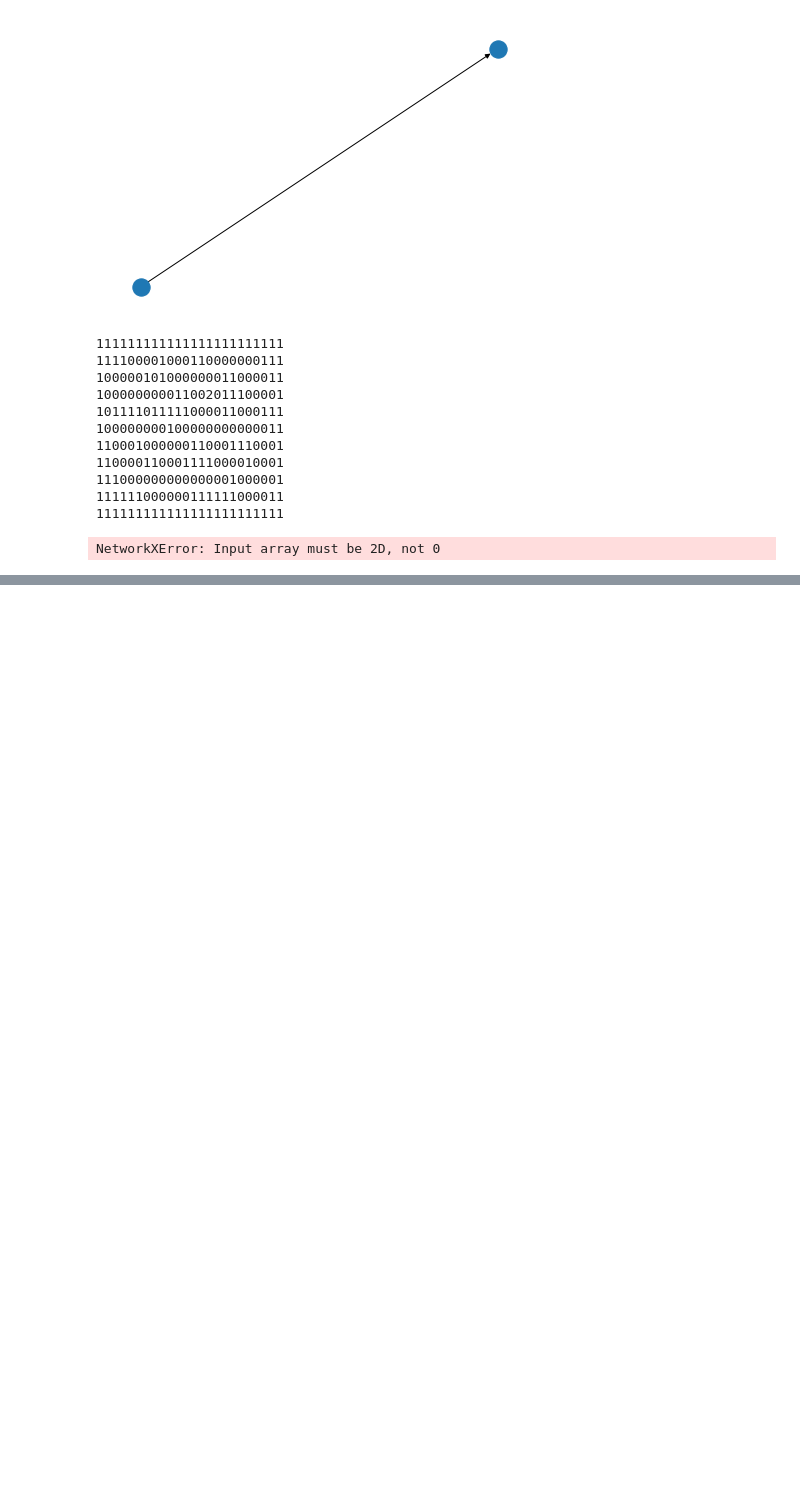
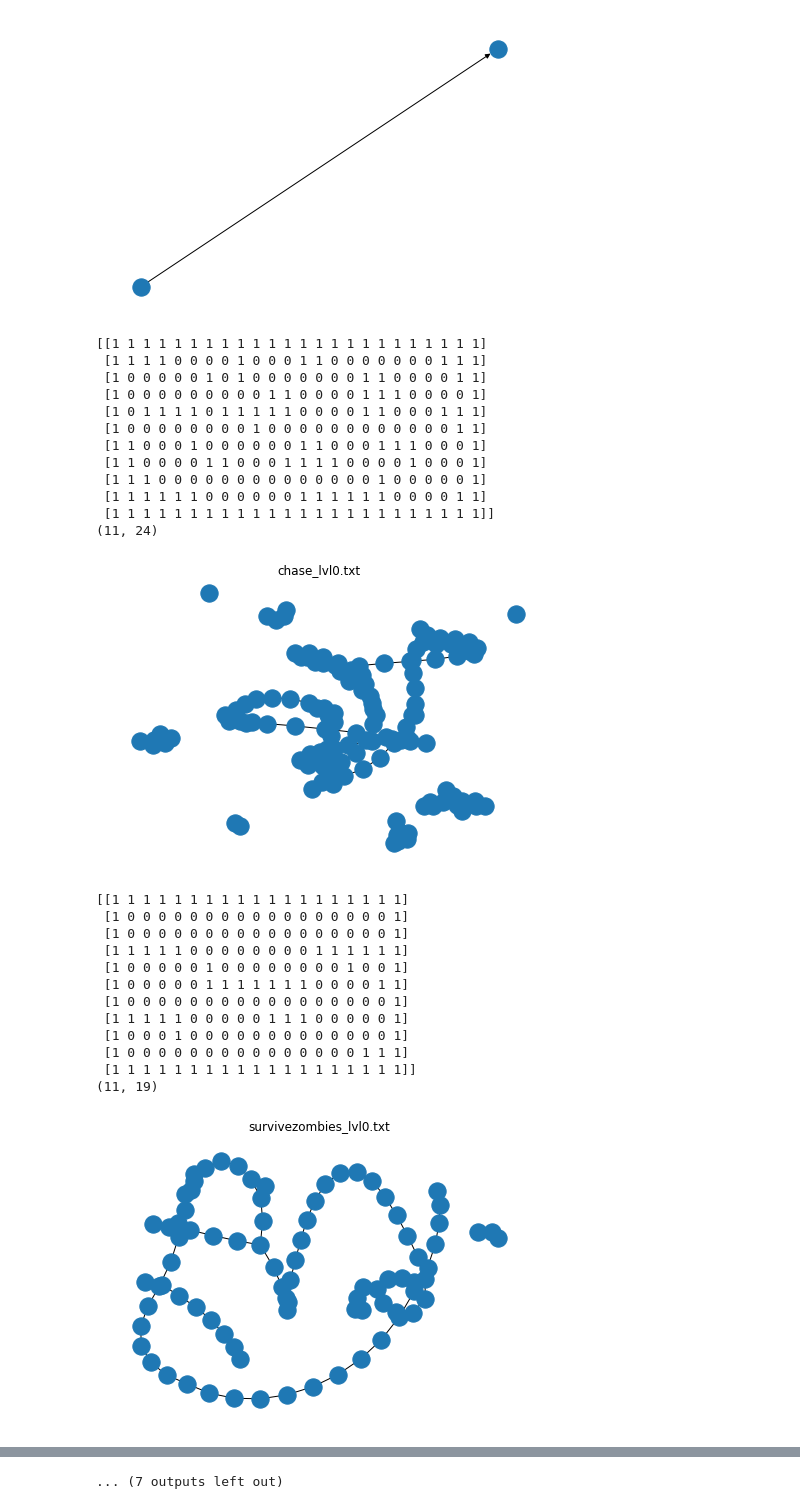
Before and after one commit to pe-hy/py-vgdl, a Jupyter notebook: VGDL test.ipynb, the cells around one changed output, grey strips where cells are left out. Cells and saved outputs as stored; diff of their text form; code cells hidden in the pictures; blank space fills up the shorter version.

Commit message:
layout to graph should work now

```diff
--- a/VGDL test.ipynb
+++ b/VGDL test.ipynb
@@ -281,36 +281,67 @@ def check_eff(actor_stype, stype, call_fn):
 # %%
 import glob
 import os
 import re
 import numpy as np
+import matplotlib.pyplot as plt
+from itertools import product
+import networkx as nx
+import io
 import ast
-import networkx as nx
 def create_matrix_from_layout(folder):
     files = glob.glob(folder)
-    file_set = {}
+    graph_set = {}
     for f in files:
         fname = os.path.basename(f)
         with open(f, "r") as tmp:
             tmp_data = tmp.read()
         tmp_data = re.sub(r"[^wA\n]", r"0", tmp_data)
-        tmp_data = tmp_data.replace("w", "1").replace("A", "2")
-        arr = np.array(tmp_data)
-        #print(arr.ndim)
+        tmp_data = tmp_data.replace("w", "1").replace("A", "0")
+        tmp_data = re.sub(r'([A-Za-z0-9])', r"\1,", tmp_data)
+        tmp = tmp_data.split()
+        tmp = [x[:-1] for x in tmp]
+        tmp = [item + ':' for item in tmp]
+        tmp = [line.split(':') for line in tmp]
+        tmp = [i[:1] for i in tmp]
+        tmp = [elem.split(',') for e in tmp for elem in e]
+        tmp = [[int(num) for num in e[:]] for e in tmp]
+        arr = np.array(tmp)
         print(arr)
-        #G = nx.from_numpy_matrix(arr)
-        #print(G)
+        print(arr.shape)
+        coor = np.array(list(product(*map(range, arr.shape))))
+        G = nx.grid_2d_graph(*arr.shape)
+        G.remove_nodes_from(map(tuple, coor[arr.flatten() == 0]))
+        graph_set[fname] = G
+        nx.draw(G)
+        plt.title(fname)
+        plt.show()
+    return graph_set
 
 create_matrix_from_layout("/home/irafm/hyner/vgdl_2_0/py-vgdl/vgdl/layouts/*.txt")
 # %% [output]
-111111111111111111111111
-111100001000110000000111
-100000101000000011000011
-100000000011002011100001
-101111011111000011000111
-100000000100000000000011
-110001000000110001110001
-110000110001111000010001
-111000000000000001000001
-111111000000111111000011
-111111111111111111111111
+[[1 1 1 1 1 1 1 1 1 1 1 1 1 1 1 1 1 1 1 1 1 1 1 1]
+ [1 1 1 1 0 0 0 0 1 0 0 0 1 1 0 0 0 0 0 0 0 1 1 1]
+ [1 0 0 0 0 0 1 0 1 0 0 0 0 0 0 0 1 1 0 0 0 0 1 1]
+ [1 0 0 0 0 0 0 0 0 0 1 1 0 0 0 0 1 1 1 0 0 0 0 1]
+ [1 0 1 1 1 1 0 1 1 1 1 1 0 0 0 0 1 1 0 0 0 1 1 1]
+ [1 0 0 0 0 0 0 0 0 1 0 0 0 0 0 0 0 0 0 0 0 0 1 1]
+ [1 1 0 0 0 1 0 0 0 0 0 0 1 1 0 0 0 1 1 1 0 0 0 1]
+ [1 1 0 0 0 0 1 1 0 0 0 1 1 1 1 0 0 0 0 1 0 0 0 1]
+ [1 1 1 0 0 0 0 0 0 0 0 0 0 0 0 0 0 1 0 0 0 0 0 1]
+ [1 1 1 1 1 1 0 0 0 0 0 0 1 1 1 1 1 1 0 0 0 0 1 1]
+ [1 1 1 1 1 1 1 1 1 1 1 1 1 1 1 1 1 1 1 1 1 1 1 1]]
+(11, 24)
+[figure, added]
-NetworkXError: Input array must be 2D, not 0
+[[1 1 1 1 1 1 1 1 1 1 1 1 1 1 1 1 1 1 1]
+ [1 0 0 0 0 0 0 0 0 0 0 0 0 0 0 0 0 0 1]
+ [1 0 0 0 0 0 0 0 0 0 0 0 0 0 0 0 0 0 1]
+ [1 1 1 1 1 0 0 0 0 0 0 0 0 1 1 1 1 1 1]
+ [1 0 0 0 0 0 1 0 0 0 0 0 0 0 0 1 0 0 1]
+ [1 0 0 0 0 0 1 1 1 1 1 1 1 0 0 0 0 1 1]
+ [1 0 0 0 0 0 0 0 0 0 0 0 0 0 0 0 0 0 1]
+ [1 1 1 1 1 0 0 0 0 0 1 1 1 0 0 0 0 0 1]
+ [1 0 0 0 1 0 0 0 0 0 0 0 0 0 0 0 0 0 1]
+ [1 0 0 0 0 0 0 0 0 0 0 0 0 0 0 0 1 1 1]
+ [1 1 1 1 1 1 1 1 1 1 1 1 1 1 1 1 1 1 1]]
+(11, 19)
+[figure, added]
@@ -316,0 +398 @@ NetworkXError: Input array must be 2D, not 0
+... (7 outputs left out)
```
Also changed, not shown: parts of 1 cell of this notebook.
